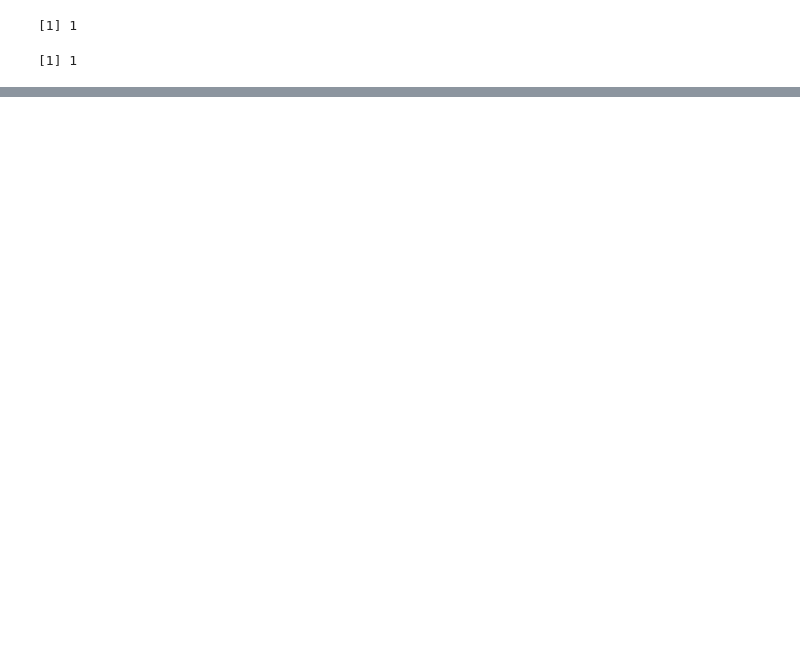
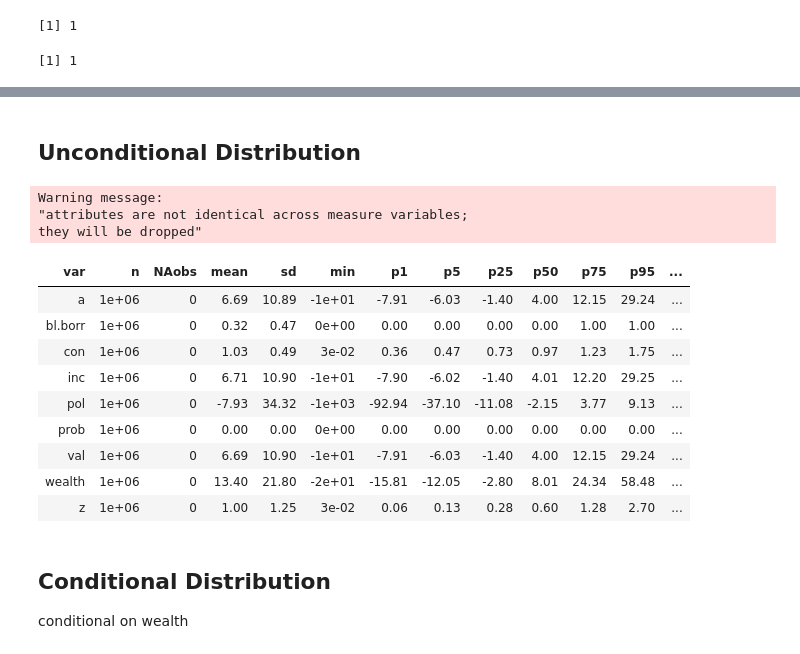
Before and after one commit to FanWangEcon/R4Econ, a Jupyter notebook: dynamic/dist/discperc.ipynb, the cells around one changed output, grey strips where cells are left out. Saved outputs shown, nothing was run; the diff lists cells and outputs as text; code cells hidden in the pictures; blank space fills up the shorter version.

```diff
--- a/dynamic/dist/discperc.ipynb
+++ b/dynamic/dist/discperc.ipynb
@@ -173,0 +149,22 @@ tibble(ar.it.simu=ar.it.simu) %>% ggplot(aes(x=ar.it.simu)) + geom_density()
+# %% [markdown]
+## Unconditional Distribution
+# %%
+f.summ.percentiles(df.sampled) %>% mutate_if(is.numeric, round, 2)
+# %% [output]
+Warning message:
+"attributes are not identical across measure variables;
+they will be dropped"
+| var | n | NAobs | mean | sd | min | p1 | p5 | p25 | p50 | p75 | p95 | ... |
+| a | 1e+06 | 0 | 6.69 | 10.89 | -1e+01 | -7.91 | -6.03 | -1.40 | 4.00 | 12.15 | 29.24 | ... |
+| bl.borr | 1e+06 | 0 | 0.32 | 0.47 | 0e+00 | 0.00 | 0.00 | 0.00 | 0.00 | 1.00 | 1.00 | ... |
+| con | 1e+06 | 0 | 1.03 | 0.49 | 3e-02 | 0.36 | 0.47 | 0.73 | 0.97 | 1.23 | 1.75 | ... |
+| inc | 1e+06 | 0 | 6.71 | 10.90 | -1e+01 | -7.90 | -6.02 | -1.40 | 4.01 | 12.20 | 29.25 | ... |
+| pol | 1e+06 | 0 | -7.93 | 34.32 | -1e+03 | -92.94 | -37.10 | -11.08 | -2.15 | 3.77 | 9.13 | ... |
+| prob | 1e+06 | 0 | 0.00 | 0.00 | 0e+00 | 0.00 | 0.00 | 0.00 | 0.00 | 0.00 | 0.00 | ... |
+| val | 1e+06 | 0 | 6.69 | 10.90 | -1e+01 | -7.91 | -6.03 | -1.40 | 4.00 | 12.15 | 29.24 | ... |
+| wealth | 1e+06 | 0 | 13.40 | 21.80 | -2e+01 | -15.81 | -12.05 | -2.80 | 8.01 | 24.34 | 58.48 | ... |
+| z | 1e+06 | 0 | 1.00 | 1.25 | 3e-02 | 0.06 | 0.13 | 0.28 | 0.60 | 1.28 | 2.70 | ... |
+# %% [markdown]
+## Conditional Distribution
+
+conditional on wealth
```
Also changed, not shown: parts of 16 cells of this notebook.
